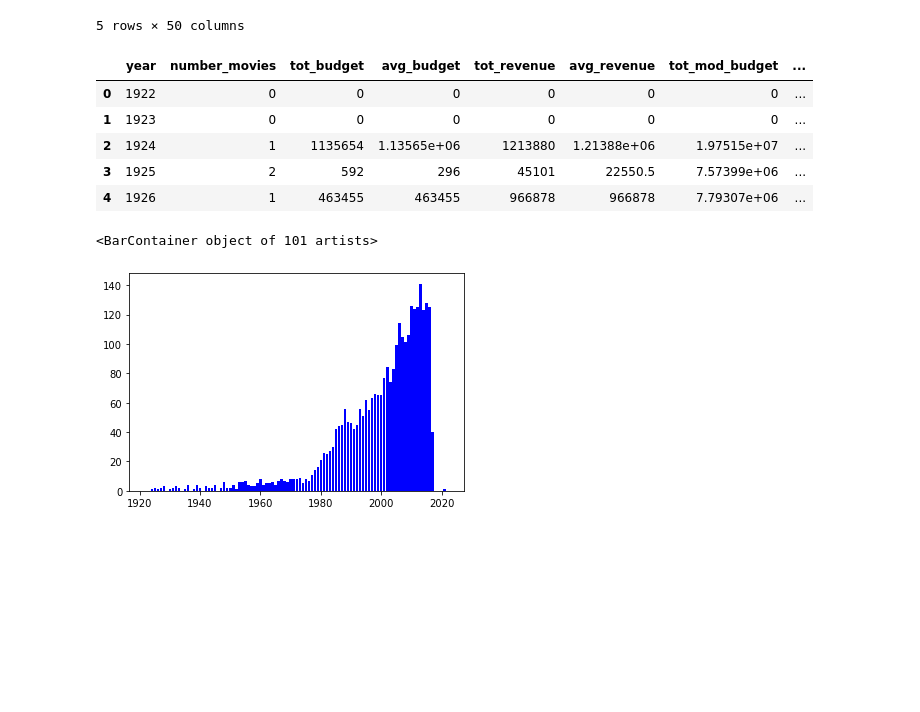
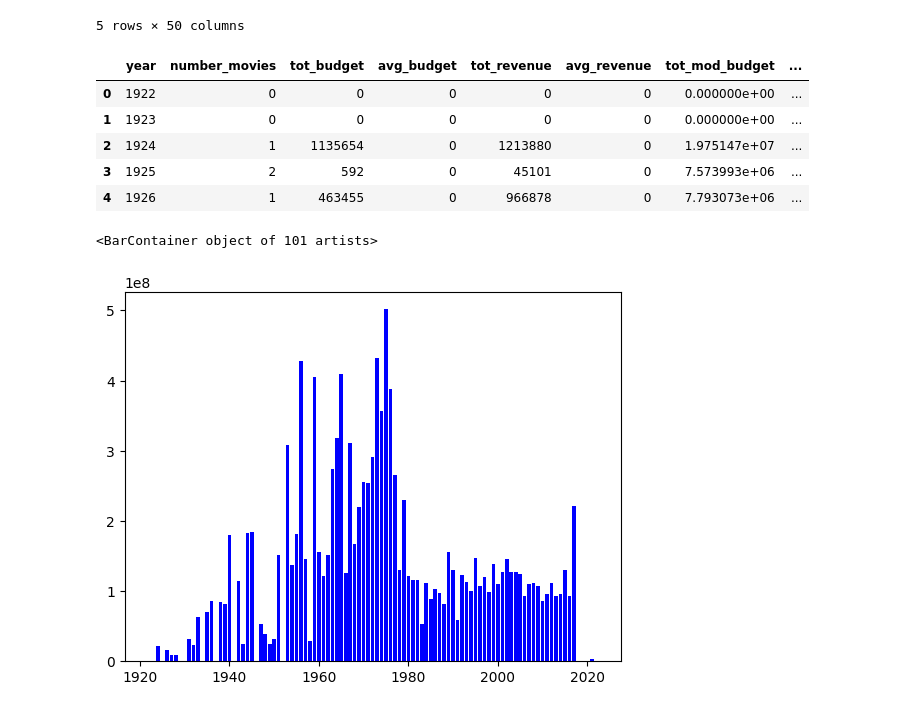
Before and after one commit to breebhu/ErdosProject, a Jupyter notebook: DataCleaning.ipynb, the cells around one changed output. Cells and saved outputs as stored; diff of their text form; code cells hidden in the pictures; blank space fills up the shorter version.

Commit message:
Production Companies and other data analysis

```diff
--- a/DataCleaning.ipynb
+++ b/DataCleaning.ipynb
@@ -23,7 +23,7 @@ good_actors.head()
 | 4 | Philip Ettington | 15 | 0.053379 | 0.772840 | 0.556998 | Philip Ettington |
 # %%
 # drop unnecessary columns
-mov_train.drop(columns = ['id', 'Unnamed: 0','belongs_to_collection','homepage','overview','poster_path','tagline'],inplace=True)
+mov_train.drop(columns = ['id', 'Unnamed: 0','overview','tagline'],inplace=True)
 # %%
 # check if any movie is not released
 mov_train[mov_train['status']!='Released']
@@ -82,7 +82,7 @@ print(mov_train['year'].max())
 2021
 # %%
 # we want to adjust the revenue and budget to account for inflation
-inflation=pd.read_csv(".\DataSets\inflation_data.csv")
+inflation=pd.read_csv("./DataSets/inflation_data.csv")
 # %%
 inflation.loc[0,'amount']
 # %% [output]
@@ -278,7 +278,6 @@ for j in mov_train.index:
         for s in x:
             set_actors.add(s.groupdict()['name'])
     for actor in set_actors:
-        if actor in actors['name'].values:
-            mov_train.loc[j,'actor_score'] = mov_train.loc[j,'actor_score'] + actors[actors.name ==actor].Score.iloc[0]
+        mov_train.loc[j,'actor_score'] = mov_train.loc[j,'actor_score'] + actors[actors.name ==actor].Score.iloc[0]
 mov_train.head()
 # %% [output]
@@ -629,11 +627,11 @@ for j in mov_train.index:
 mov_year.head()
 # %% [output]
 |  | year | number_movies | tot_budget | avg_budget | tot_revenue | avg_revenue | tot_mod_budget | ... |
-| 0 | 1922 | 0 | 0 | 0 | 0 | 0 | 0 | ... |
-| 1 | 1923 | 0 | 0 | 0 | 0 | 0 | 0 | ... |
-| 2 | 1924 | 1 | 1135654 | 1.13565e+06 | 1213880 | 1.21388e+06 | 1.97515e+07 | ... |
-| 3 | 1925 | 2 | 592 | 296 | 45101 | 22550.5 | 7.57399e+06 | ... |
-| 4 | 1926 | 1 | 463455 | 463455 | 966878 | 966878 | 7.79307e+06 | ... |
+| 0 | 1922 | 0 | 0 | 0 | 0 | 0 | 0.000000e+00 | ... |
+| 1 | 1923 | 0 | 0 | 0 | 0 | 0 | 0.000000e+00 | ... |
+| 2 | 1924 | 1 | 1135654 | 0 | 1213880 | 0 | 1.975147e+07 | ... |
+| 3 | 1925 | 2 | 592 | 0 | 45101 | 0 | 7.573993e+06 | ... |
+| 4 | 1926 | 1 | 463455 | 0 | 966878 | 0 | 7.793073e+06 | ... |
 # %%
 for j in mov_year.index:
     if mov_year.loc[j,'number_movies'] != 0:
@@ -642,10 +640,10 @@ for j in mov_year.index:
         mov_year.loc[j,'avg_infl_revenue'] = mov_year.loc[j,'tot_infl_revenue']/mov_year.loc[j,'number_movies']
         mov_year.loc[j,'avg_mod_budget'] = mov_year.loc[j,'tot_mod_budget']/mov_year.loc[j,'number_movies']
 # %%
-plt.bar(mov_year.keys(),mov_year.values([0]), color = 'b')
+plt.bar(mov_year.year,mov_year.avg_infl_revenue, color = 'b')
 # %% [output]
 <BarContainer object of 101 artists>
-[figure, old version]
+[figure, new version]
 # %%
 plt.scatter(mov_train.actor_score,mov_train.infl_revenue, color = 'b')
 plt.xlim([0,12])
```
Also changed, not shown: parts of 34 cells of this notebook, 3 other files.
